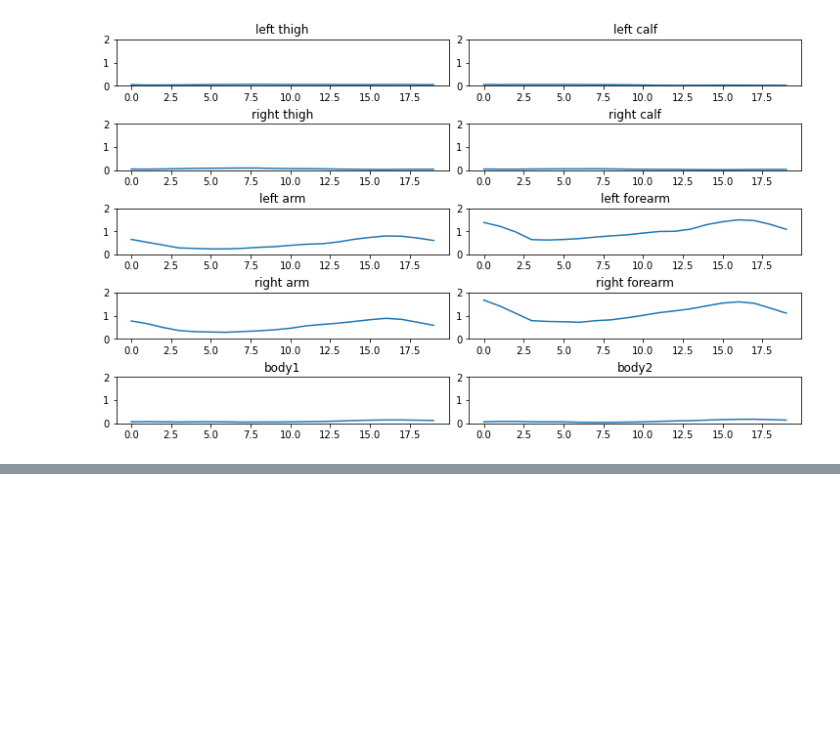
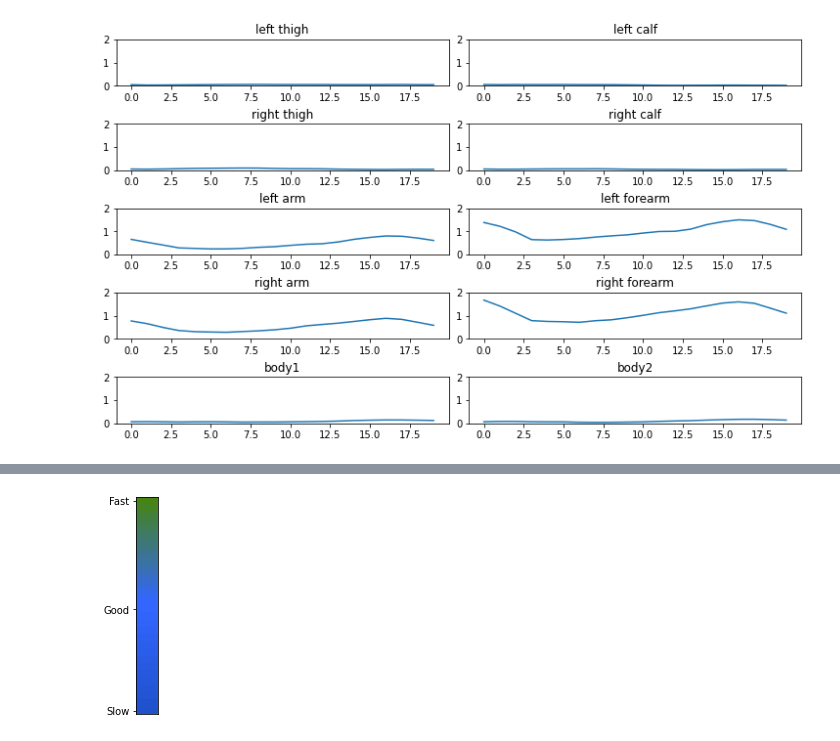
Before and after one commit to boostcampaitech2/final-project-level3-cv-08, a Jupyter notebook: mediapipe/HOT Metric test.ipynb, the cells around one changed output, grey strips where cells are left out. Drawn from its saved outputs; the diff is of its cells as text; code cells hidden in the pictures; blank space fills up the shorter version.

```diff
--- a/mediapipe/HOT Metric test.ipynb
+++ b/mediapipe/HOT Metric test.ipynb
@@ -965,0 +998,11 @@ for i in range(10):
+# %%
+R_s = np.linspace(70, 51, num=15, endpoint=True, retstep=False, dtype=np.uint8)
+G_s = np.linspace(133, 102, num=15, endpoint=True, retstep=False, dtype=np.uint8)
+B_s = np.linspace(20, 255, num=15, endpoint=True, retstep=False, dtype=np.uint8)
+R_f = np.linspace(51, 30, num=15, endpoint=False, retstep=False, dtype=np.uint8)
+G_f = np.linspace(102, 80, num=15, endpoint=False, retstep=False, dtype=np.uint8)
+B_f = np.linspace(255, 200, num=15, endpoint=False, retstep=False, dtype=np.uint8)
+
+red = np.concatenate((R_s,R_f))
+green = np.concatenate((G_s,G_f))
+blue = np.concatenate((B_s,B_f))
@@ -965,0 +1017,5 @@ for i in range(10):
+# %%
+color = np.zeros((30, 3, 3), np.uint8)
+color[0:30, :, 0] = red.reshape((30,1))
+color[0:30, :, 1] = green.reshape((30,1))
+color[0:30, :, 2] = blue.reshape((30,1))
@@ -965,0 +1025,13 @@ for i in range(10):
+# %%
+# ax=plt.gca()
+plt.yticks([0,15,29],['Fast','Good','Slow'])
+plt.tick_params(
+    axis='x',          # changes apply to the x-axis
+    which='both',      # both major and minor ticks are affected
+    bottom=False,      # ticks along the bottom edge are off
+    top=False,         # ticks along the top edge are off
+    labelbottom=False) # labels along the bottom edge are off
+plt.imshow(color)
+plt.savefig("colormap.png")
+# %% [output]
+[figure, added]
```
Also changed, not shown: parts of 12 cells of this notebook, 5 other files.
